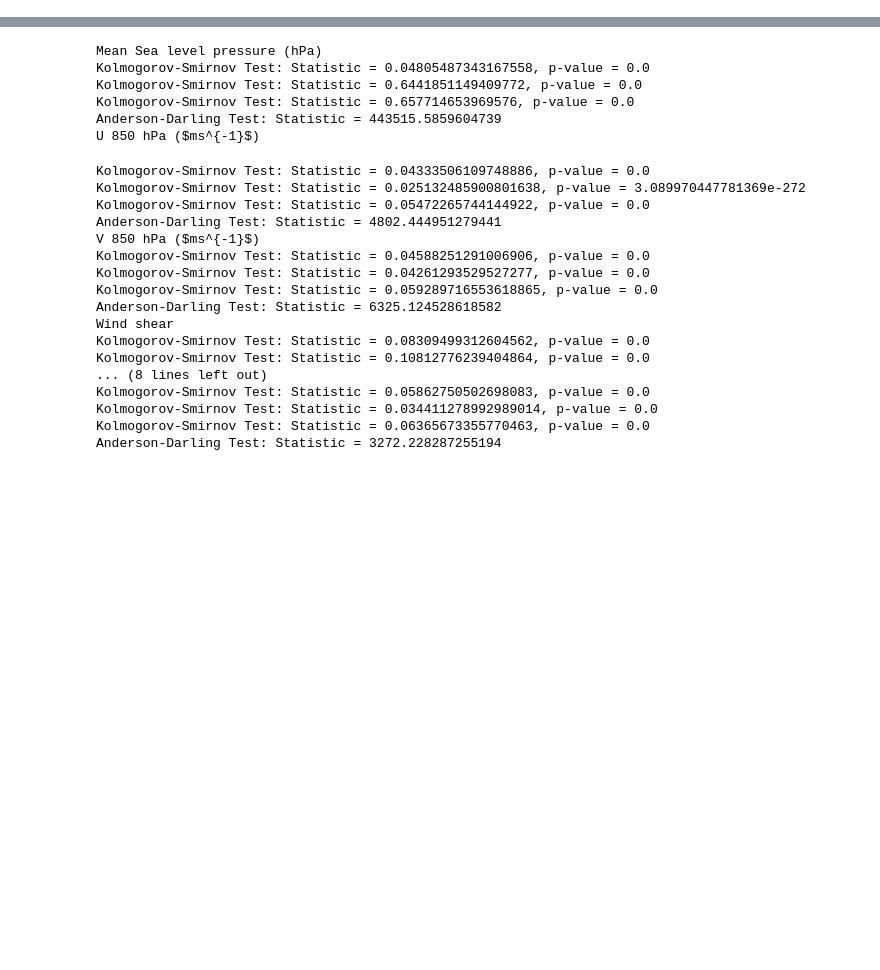
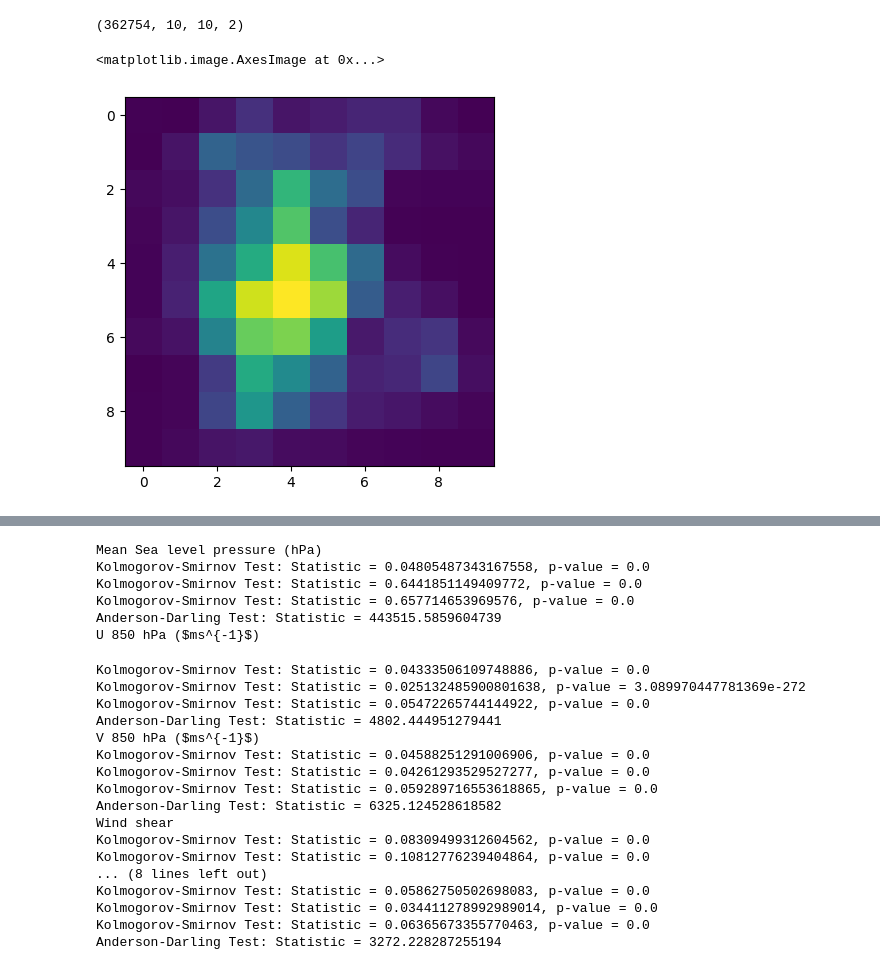
Before and after one commit to vosps/tropical_cyclone, a Jupyter notebook: chapter_3/cmip_input_analysis.ipynb, the cells around one changed output, grey strips where cells are left out. Cells and saved outputs as stored; diff of their text form; code cells hidden in the pictures; blank space fills up the shorter version.

```diff
--- a/chapter_3/cmip_input_analysis.ipynb
+++ b/chapter_3/cmip_input_analysis.ipynb
@@ -18,3 +18,14 @@ from numpy import inf
 from scipy.stats import gaussian_kde
 import matplotlib.colors as mcolors
 from scipy import stats
+# %%
+data = np.load('/user/home/al18709/work/ke_track_rain/lr/canesm_hist_pred.npy')
+# %%
+print(data.shape)
+# %% [output]
+(362754, 10, 10, 2)
+# %%
+plt.imshow(data[30000,:,:,1])
+# %% [output]
+<matplotlib.image.AxesImage at 0x...>
+[figure, added]
```
Also changed, not shown: parts of 8 cells of this notebook, 9 other files.
